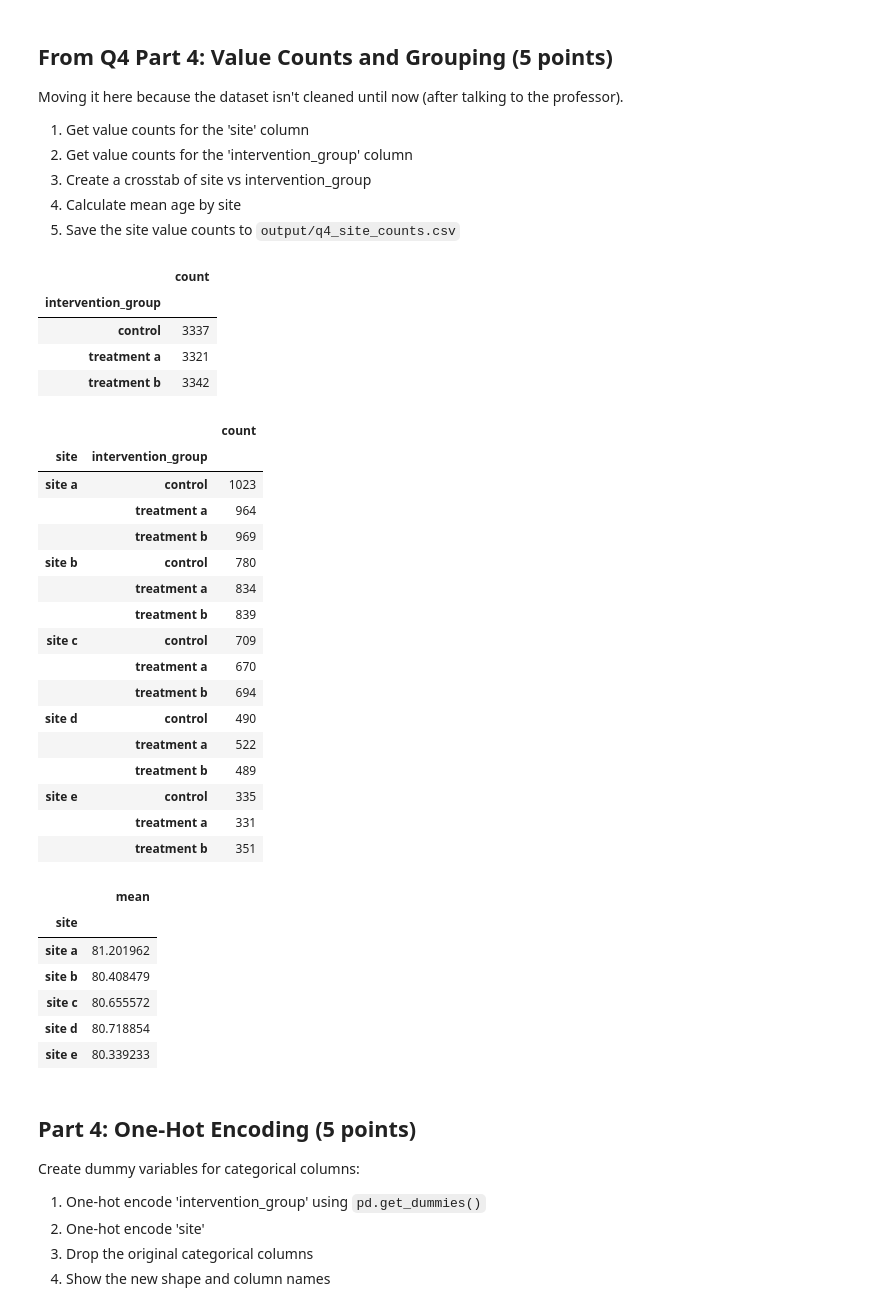
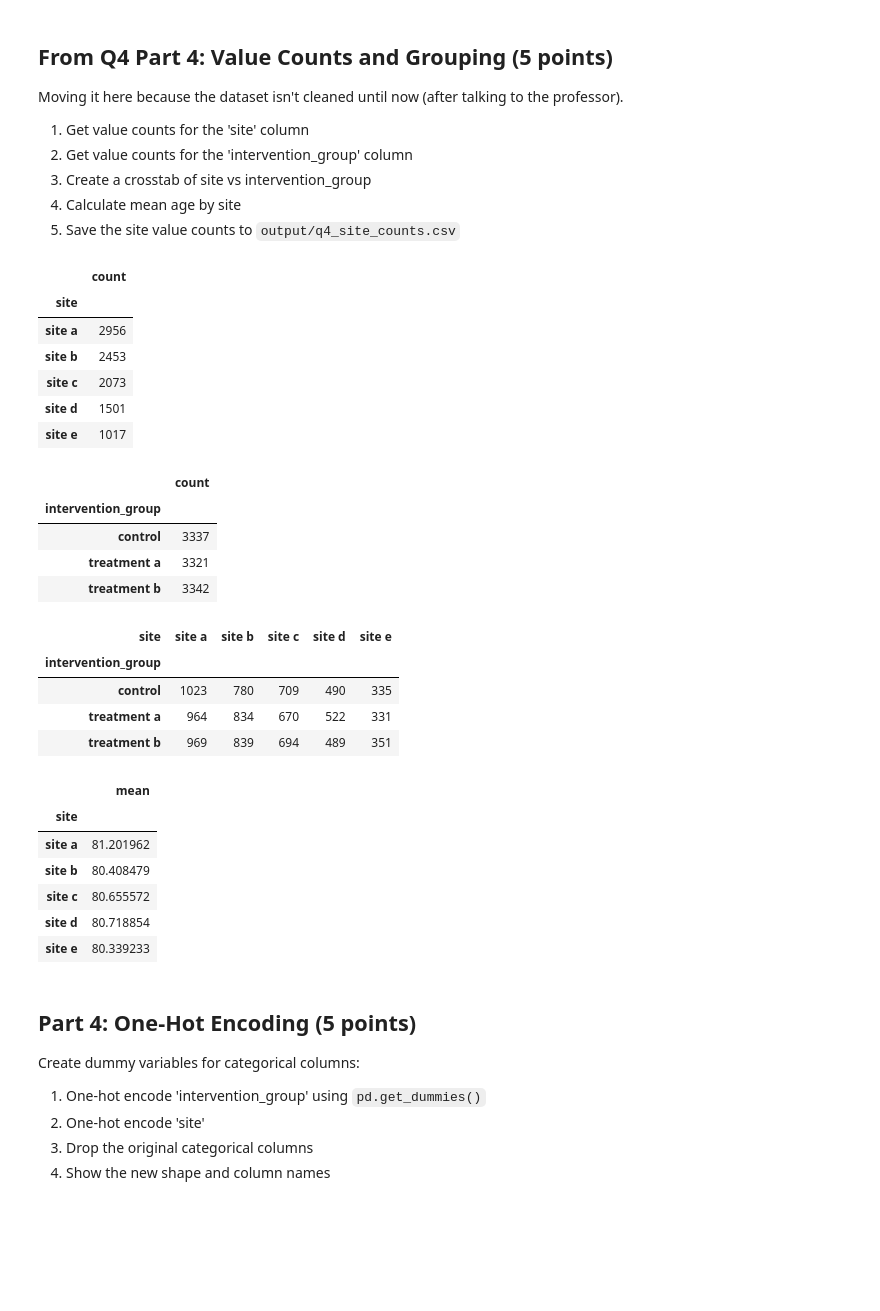
Before and after one commit to UCSF-DataSci/ds217-midterm-bobho1999, a Jupyter notebook: q6_transformation.ipynb, the cells around one changed output. Cells and saved outputs as stored; diff of their text form; code cells hidden in the pictures; blank space fills up the shorter version.

```diff
--- a/q6_transformation.ipynb
+++ b/q6_transformation.ipynb
@@ -229,45 +229,46 @@ Moving it here because the dataset isn't cleaned until now (after talking to the
 # %%
 # TODO: Value counts and analysis
 site_counts = df_transformed.groupby('site')['site'].agg(['count'])
+display(site_counts)
+
 inter_counts = df_transformed.groupby('intervention_group')['intervention_group'].agg(['count'])
 display(inter_counts)
-crosstabs = df_transformed.groupby(['site', 'intervention_group'])['patient_id'].agg(['count'])
+
+crosstabs = pd.pivot_table(df_transformed, values='patient_id',
+                            index='intervention_group', columns='site',
+                            aggfunc='count')
 display(crosstabs)
+
 site_means = df_transformed.groupby('site')['age'].agg(['mean'])
 display(site_means)
 
 # TODO: Save output
 site_counts.to_csv('output/q4_site_counts.csv')
 # %% [output]
 |  | count |
-| intervention_group |  |
-| control | 3337 |
-| treatment a | 3321 |
-| treatment b | 3342 |
+| site |  |
+| site a | 2956 |
+| site b | 2453 |
+| site c | 2073 |
+| site d | 1501 |
+| site e | 1017 |
-|  |  | count |
-| site | intervention_group |  |
-| site a | control | 1023 |
-|  | treatment a | 964 |
-|  | treatment b | 969 |
-| site b | control | 780 |
-|  | treatment a | 834 |
-|  | treatment b | 839 |
-| site c | control | 709 |
-|  | treatment a | 670 |
-|  | treatment b | 694 |
-| site d | control | 490 |
-|  | treatment a | 522 |
-|  | treatment b | 489 |
-| site e | control | 335 |
-|  | treatment a | 331 |
-|  | treatment b | 351 |
+|  | count |
+| intervention_group |  |
+| control | 3337 |
+| treatment a | 3321 |
+| treatment b | 3342 |
-|  | mean |
-| site |  |
-| site a | 81.201962 |
-| site b | 80.408479 |
-| site c | 80.655572 |
-| site d | 80.718854 |
-| site e | 80.339233 |
+| site | site a | site b | site c | site d | site e |
+| intervention_group |  |  |  |  |  |
+| control | 1023 | 780 | 709 | 490 | 335 |
+| treatment a | 964 | 834 | 670 | 522 | 331 |
+| treatment b | 969 | 839 | 694 | 489 | 351 |
+|  | mean |
+| site |  |
+| site a | 81.201962 |
+| site b | 80.408479 |
+| site c | 80.655572 |
+| site d | 80.718854 |
+| site e | 80.339233 |
 # %% [markdown]
 ## Part 4: One-Hot Encoding (5 points)
 
```
Also changed, not shown: 1 other file.
